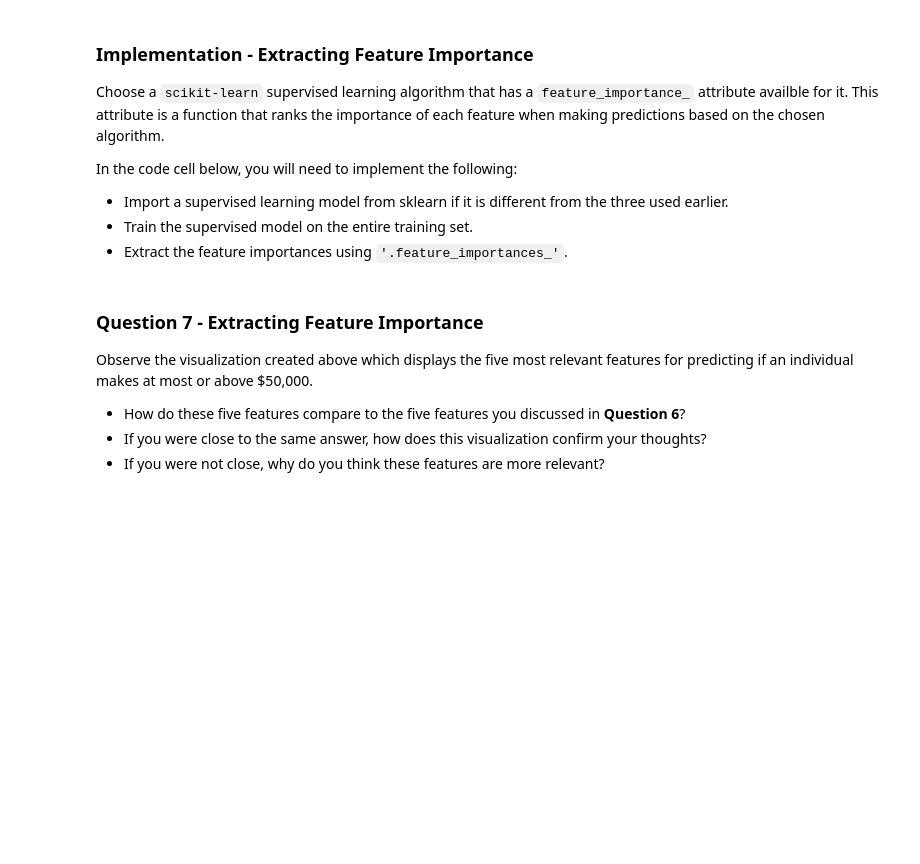
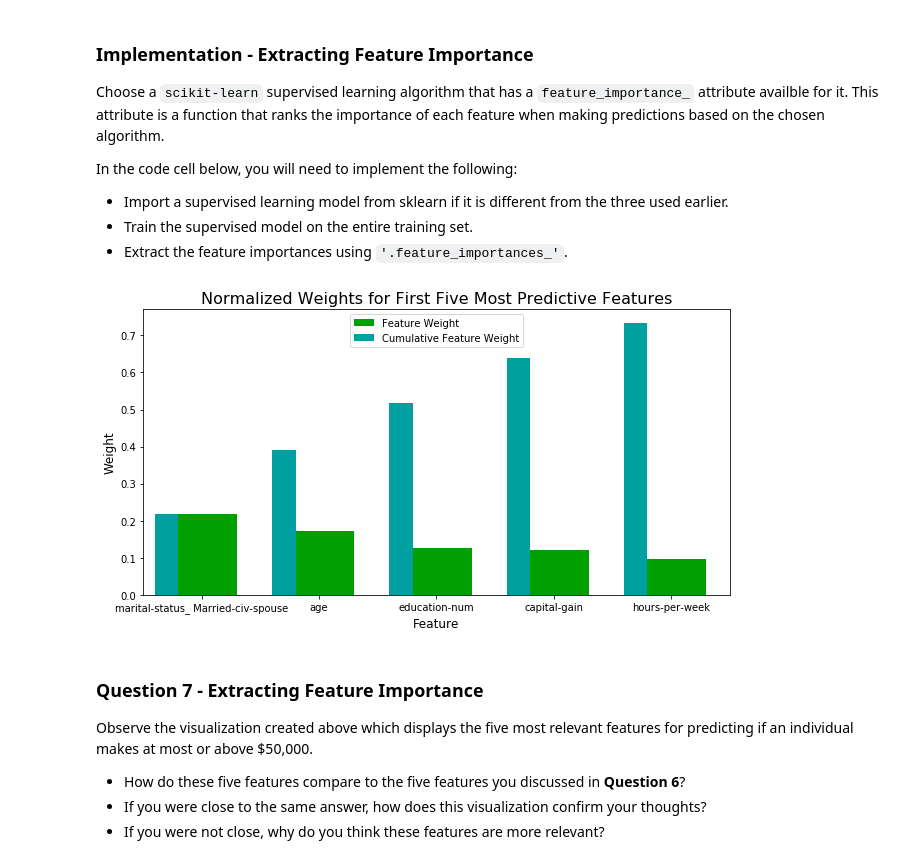
Before and after one commit to ahmedag91/Charity-ML, a Jupyter notebook: finding_donors.ipynb, the cells around one changed output. Cells and saved outputs as stored; diff of their text form; code cells hidden in the pictures; blank space fills up the shorter version.

```diff
--- a/finding_donors.ipynb
+++ b/finding_donors.ipynb
@@ -515,15 +571,16 @@ In the code cell below, you will need to implement the following:
 # %%
 # TODO: Import a supervised learning model that has 'feature_importances_'
 
-
 # TODO: Train the supervised model on the training set using .fit(X_train, y_train)
-model = None
+model = DecisionTreeClassifier(random_state = 42).fit(X_train, y_train)
 
 # TODO: Extract the feature importances using .feature_importances_
-importances = None
+importances = model.feature_importances_
 
 # Plot
 vs.feature_plot(importances, X_train, y_train)
+# %% [output]
+[figure, added]
 # %% [markdown]
 ### Question 7 - Extracting Feature Importance
 
```
Also changed, not shown: parts of 12 cells of this notebook.
